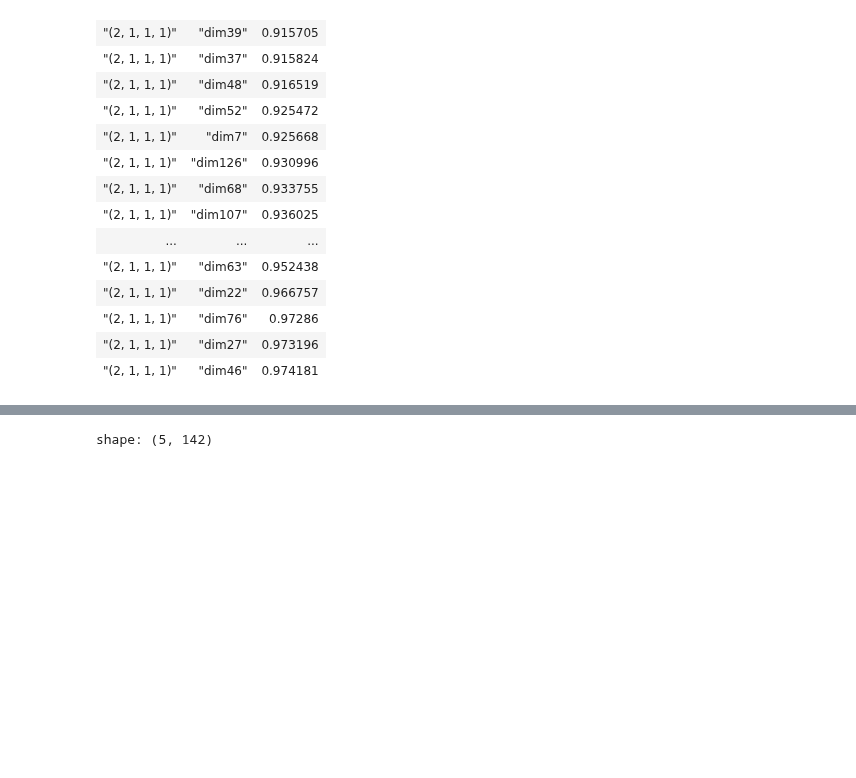
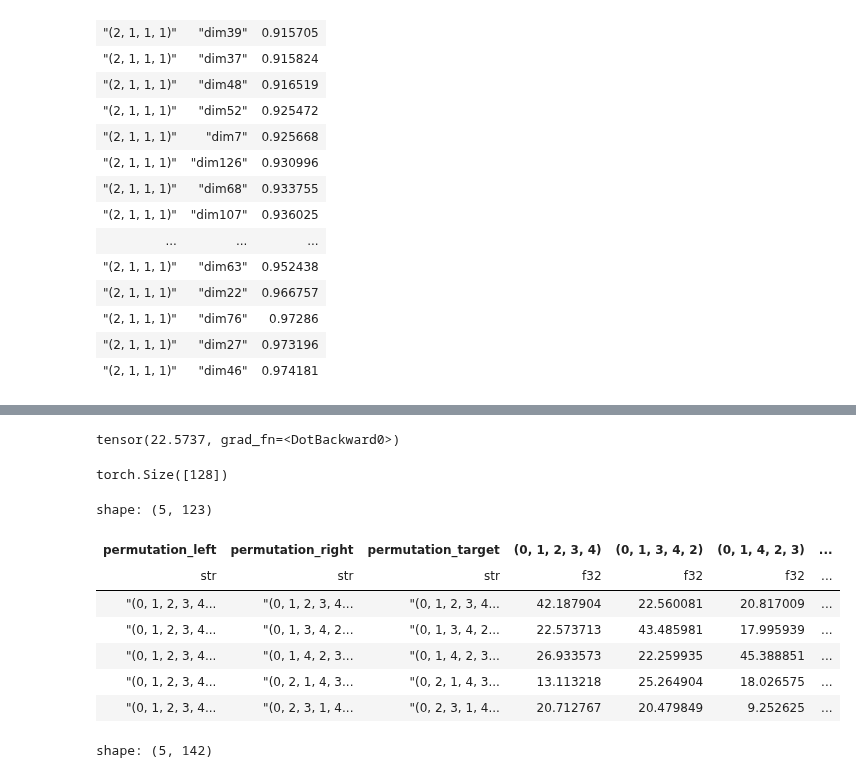
Before and after one commit to dashstander/sn-grok, a Jupyter notebook: notebooks/logits.ipynb, the cells around one changed output, grey strips where cells are left out. Drawn from its saved outputs; the diff is of its cells as text; code cells hidden in the pictures; blank space fills up the shorter version.

```diff
--- a/notebooks/logits.ipynb
+++ b/notebooks/logits.ipynb
@@ -291,6 +307,37 @@ shape: (5, 131)
 | "(0, 1, 2, 3, 4... | "(0, 1, 4, 2, 3... | "(0, 1, 4, 2, 3... | -2.454712 | -7.817763 | -0.110293 | 0.864467 | -0.034211 | 0.800307 | ... |
 | "(0, 1, 2, 3, 4... | "(0, 2, 1, 4, 3... | "(0, 2, 1, 4, 3... | -2.031527 | 0.006514 | 0.009166 | 1.660644 | -0.129624 | 0.679864 | ... |
 | "(0, 1, 2, 3, 4... | "(0, 2, 3, 1, 4... | "(0, 2, 3, 1, 4... | -2.332162 | 2.110672 | -0.137973 | 1.602635 | -0.121136 | 0.70563 | ... |
+# %%
+#model.unembed.weight @ relu(linear_acts.T)
+
+(model.unembed.weight[0, :] @ relu(linear_acts.T[:, 1]))
+# %% [output]
+tensor(22.5737, grad_fn=<DotBackward0>)
+# %%
+(linear_acts.T[:, 1])
+# %% [output]
+torch.Size([128])
+# %%
+from torch.nn.functional import relu
+
+lacts = (model.unembed.weight @ relu(linear_acts.T)).T
+
+linear_acts_df = pl.concat(
+    [run_data, pl.DataFrame(lacts.detach().numpy(), schema=[str(p) for p in Permutation.full_group(5)])],
+    how='horizontal'
+)
+
+
+linear_acts_df.head()
+# %% [output]
+shape: (5, 123)
+| permutation_left | permutation_right | permutation_target | (0, 1, 2, 3, 4) | (0, 1, 3, 4, 2) | (0, 1, 4, 2, 3) | ... |
+| str | str | str | f32 | f32 | f32 | ... |
+| "(0, 1, 2, 3, 4... | "(0, 1, 2, 3, 4... | "(0, 1, 2, 3, 4... | 42.187904 | 22.560081 | 20.817009 | ... |
+| "(0, 1, 2, 3, 4... | "(0, 1, 3, 4, 2... | "(0, 1, 3, 4, 2... | 22.573713 | 43.485981 | 17.995939 | ... |
+| "(0, 1, 2, 3, 4... | "(0, 1, 4, 2, 3... | "(0, 1, 4, 2, 3... | 26.933573 | 22.259935 | 45.388851 | ... |
+| "(0, 1, 2, 3, 4... | "(0, 2, 1, 4, 3... | "(0, 2, 1, 4, 3... | 13.113218 | 25.264904 | 18.026575 | ... |
+| "(0, 1, 2, 3, 4... | "(0, 2, 3, 1, 4... | "(0, 2, 3, 1, 4... | 20.712767 | 20.479849 | 9.252625 | ... |
 # %%
 linear_acts_df = (
     linear_acts_df.with_columns([
```
Also changed, not shown: parts of 6 cells of this notebook, 1 other file.
